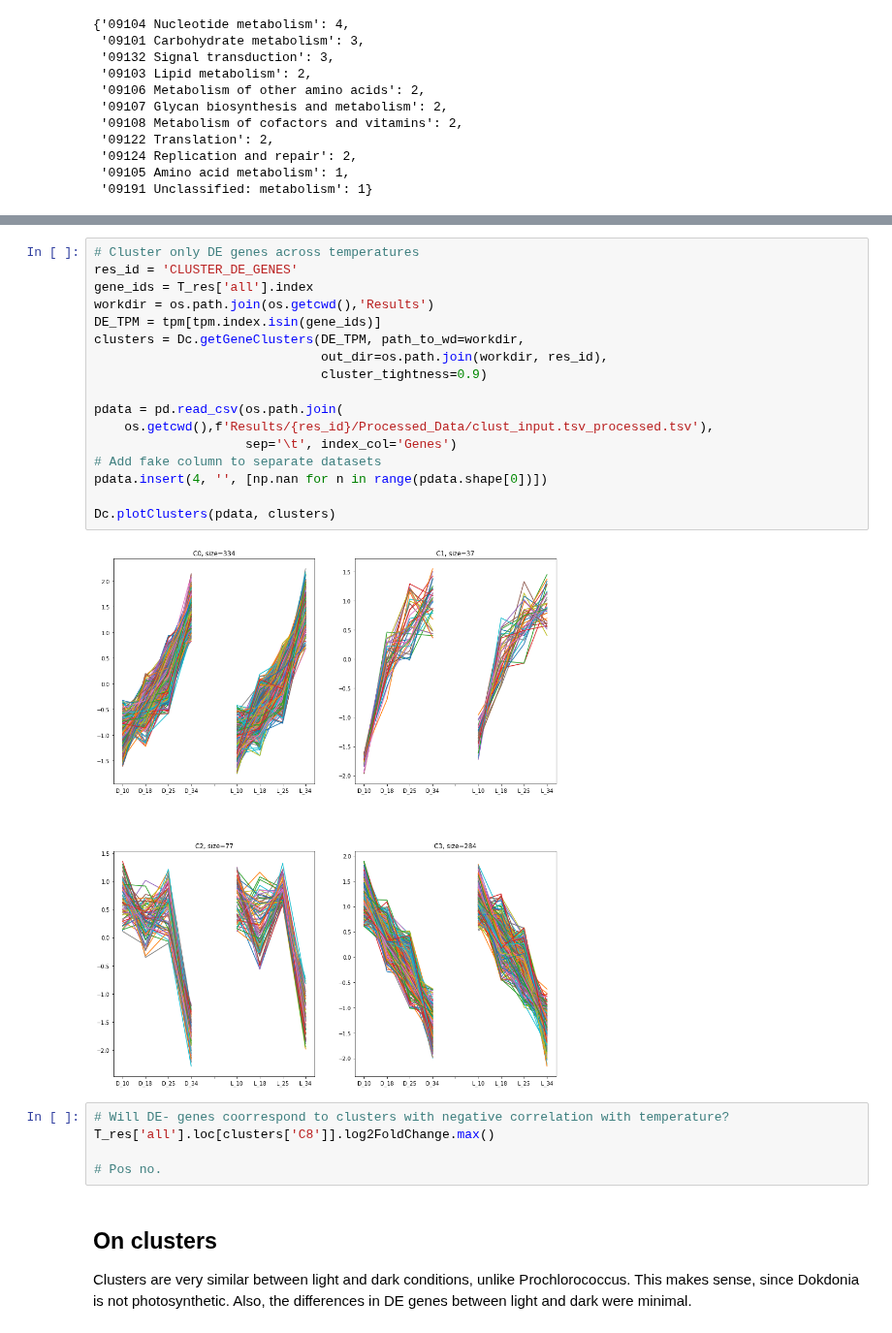
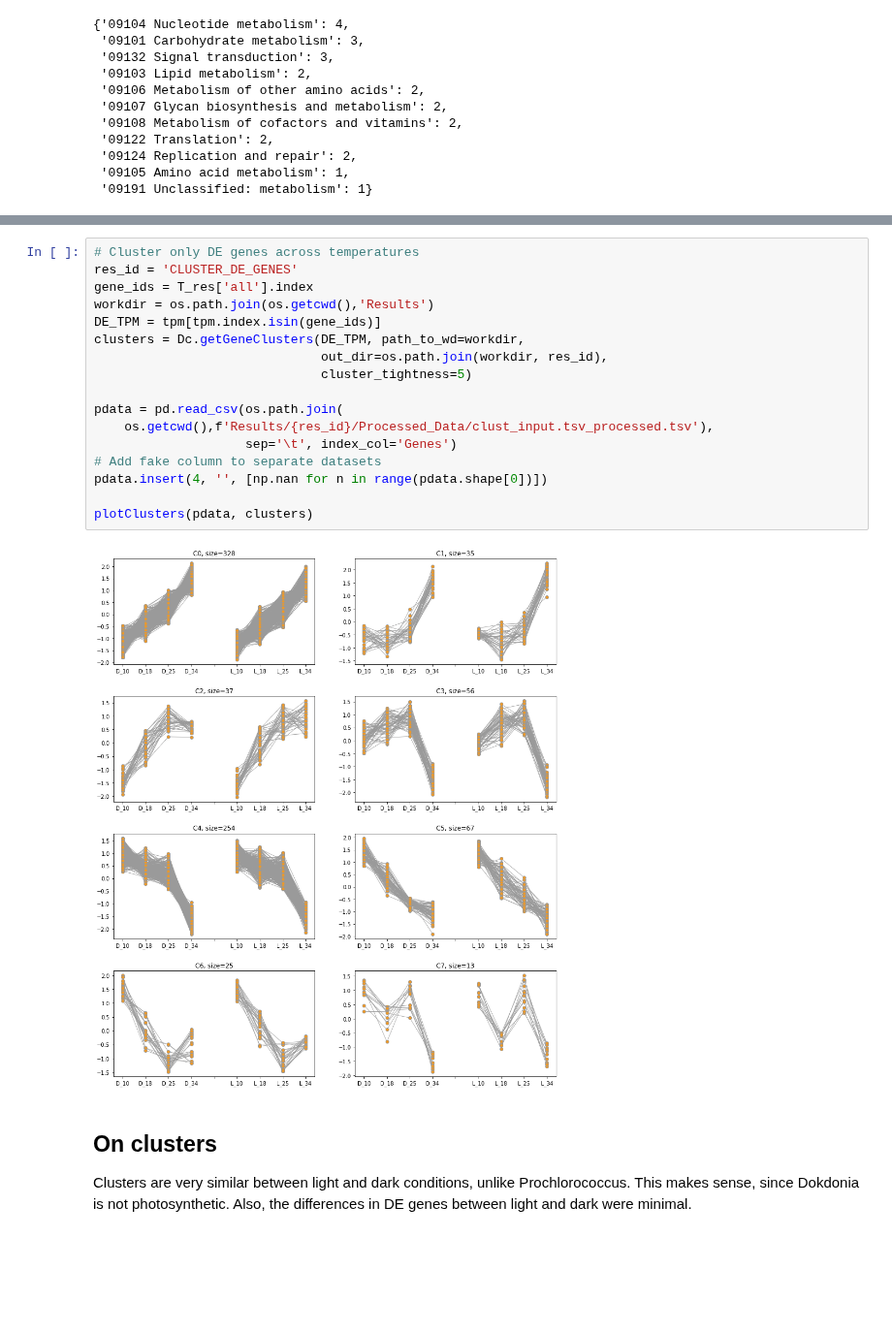
Before and after one commit to Robaina/Dokdonia, a Jupyter notebook: Dokdonia.ipynb, the cells around one changed output, grey strips where cells are left out. Shown at 97% size. Cells and saved outputs as stored; diff of their text form; blank space fills up the shorter version.

```diff
--- a/Dokdonia.ipynb
+++ b/Dokdonia.ipynb
@@ -285,27 +271,22 @@ tpm
 # %%
 # Cluster only DE genes across temperatures
 res_id = 'CLUSTER_DE_GENES'
 gene_ids = T_res['all'].index
 workdir = os.path.join(os.getcwd(),'Results')
 DE_TPM = tpm[tpm.index.isin(gene_ids)]
 clusters = Dc.getGeneClusters(DE_TPM, path_to_wd=workdir,
                               out_dir=os.path.join(workdir, res_id),
-                              cluster_tightness=0.9)
+                              cluster_tightness=5)
 
 pdata = pd.read_csv(os.path.join(
     os.getcwd(),f'Results/{res_id}/Processed_Data/clust_input.tsv_processed.tsv'),
                     sep='\t', index_col='Genes')
 # Add fake column to separate datasets
 pdata.insert(4, '', [np.nan for n in range(pdata.shape[0])])
 
-Dc.plotClusters(pdata, clusters)
+plotClusters(pdata, clusters)
 # %% [output]
-[figure, old version]
+[figure, new version]
-# %%
-# Will DE- genes coorrespond to clusters with negative correlation with temperature?
-T_res['all'].loc[clusters['C8']].log2FoldChange.max()
-
-# Pos no.
 # %% [markdown]
 ## On clusters
 Clusters are very similar between light and dark conditions, unlike Prochlorococcus. This makes sense, since Dokdonia is not photosynthetic. Also, the differences in DE genes between light and dark were minimal.
```
Also changed, not shown: parts of 6 cells of this notebook, 11 other files.
